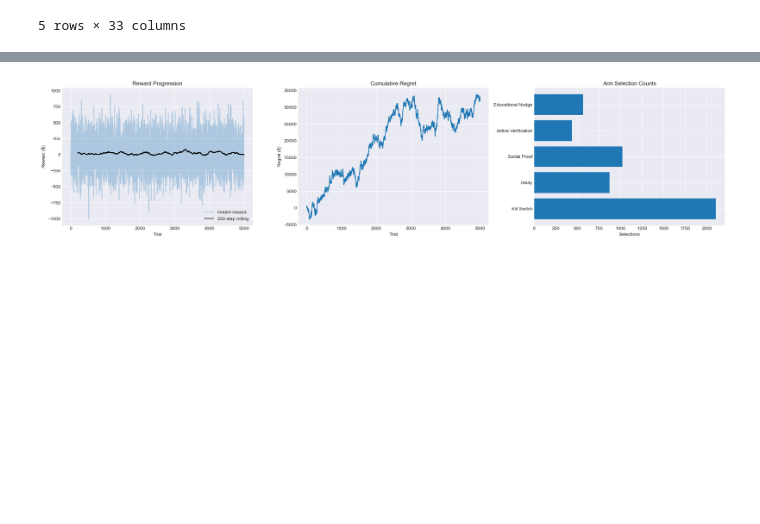
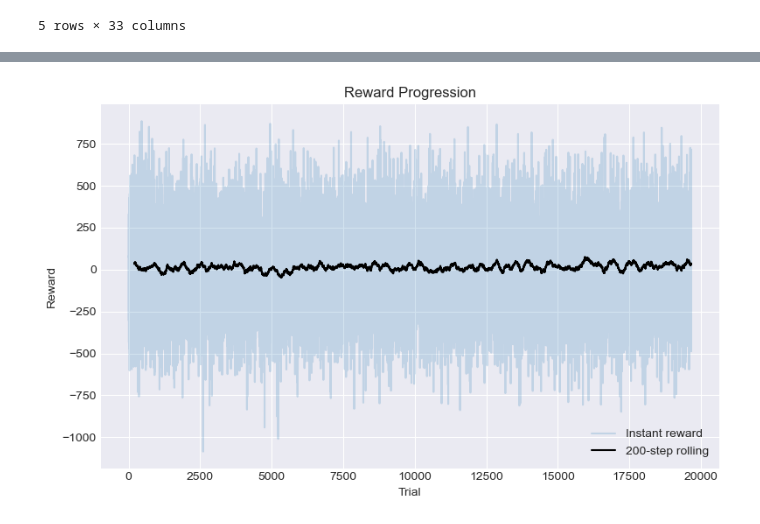
Before and after one commit to choijiwonsoc/bt4014-final-proj, a Jupyter notebook: lin-ucb.ipynb, the cells around one changed output, grey strips where cells are left out. Saved outputs shown, nothing was run; the diff lists cells and outputs as text; code cells hidden in the pictures; blank space fills up the shorter version.

```diff
--- a/lin-ucb.ipynb
+++ b/lin-ucb.ipynb
@@ -122,9 +122,7 @@ class ContextSampler:
 
 
 # Setup
-sampler = ContextSampler(feature_matrix)
-
-n_trials = 5000
+n_trials = len(feature_matrix)
 alpha = 0.5
 
 original_n_features = feature_matrix.shape[1]
@@ -143,10 +141,11 @@ arm_history = np.zeros(n_trials, dtype=int)
 theta_history = np.zeros((n_trials, n_arms, augmented_n_features))
 score_history = np.zeros((n_trials, n_arms))
 
-
+indices = np.random.permutation(n_trials)
 # Simulation loop
 for t in range(n_trials):
-    user_context = sampler.sample()
+
+    user_context = feature_matrix[indices[t]]
 
     context_matrix = np.array([
         augment_context(user_context, arm, n_arms)
@@ -184,27 +183,65 @@ Completed 5000 LinUCB interactions over 5 arms.
 # %%
 window = 200
 rolling_reward = pd.Series(reward_history).rolling(window).mean()
 
-fig, axes = plt.subplots(1, 3, figsize=(21, 5))
-axes[0].plot(reward_history, alpha=0.3, label='Instant reward')
-axes[0].plot(rolling_reward, color='black', label=f'{window}-step rolling')
-axes[0].set_title('Reward Progression')
-axes[0].set_xlabel('Trial')
-axes[0].set_ylabel('Reward ($)')
-axes[0].legend()
+plt.figure(figsize=(8, 5))
+plt.plot(reward_history, alpha=0.2, label='Instant reward')
+plt.plot(rolling_reward, color='black', label=f'{window}-step rolling')
 
-axes[1].plot(np.cumsum(regret_history))
-axes[1].set_title('Cumulative Regret')
-axes[1].set_xlabel('Trial')
-axes[1].set_ylabel('Regret ($)')
-
-arm_counts = pd.Series(arm_history).map(dict(enumerate(arm_names))).value_counts().loc[arm_names]
-axes[2].barh(arm_names, arm_counts)
-axes[2].set_title('Arm Selection Counts')
-axes[2].set_xlabel('Selections')
-axes[2].invert_yaxis()
+plt.title('Reward Progression')
+plt.xlabel('Trial')
+plt.ylabel('Reward')
+plt.legend()
 
 plt.tight_layout()
 plt.show()
+
+average_reward = np.cumsum(reward_history) / (np.arange(len(reward_history)) + 1)
+
+plt.figure(figsize=(8, 5))
+plt.plot(average_reward, color='blue')
+
+plt.title('Average Reward Over Time')
+plt.xlabel('Trial')
+plt.ylabel('Average Reward')
+
+plt.tight_layout()
+plt.show()
+
+cumulative_regret = np.cumsum(regret_history)
+
+plt.figure(figsize=(8, 5))
+plt.plot(cumulative_regret, color='red')
+
+plt.title('Cumulative Regret')
+plt.xlabel('Trial')
+plt.ylabel('Regret')
+
+plt.tight_layout()
+plt.show()
+
+arm_counts = pd.Series(arm_history).value_counts().sort_index()
+
+plt.figure(figsize=(8, 5))
+plt.barh(arm_names, arm_counts.values)
+
+plt.title('Arm Selection Counts')
+plt.xlabel('Selections')
+plt.gca().invert_yaxis()
+
+plt.tight_layout()
+plt.show()
+
+arm_counts = pd.Series(arm_history).value_counts().sort_index()
+
+plt.figure(figsize=(8, 5))
+plt.barh(arm_names, arm_counts.values)
+
+plt.title('Arm Selection Counts')
+plt.xlabel('Selections')
+plt.gca().invert_yaxis()
+
+plt.tight_layout()
+plt.show()
 # %% [output]
-[figure, old version]
+[figure, new version]
```
Also changed, not shown: parts of 2 cells of this notebook.
